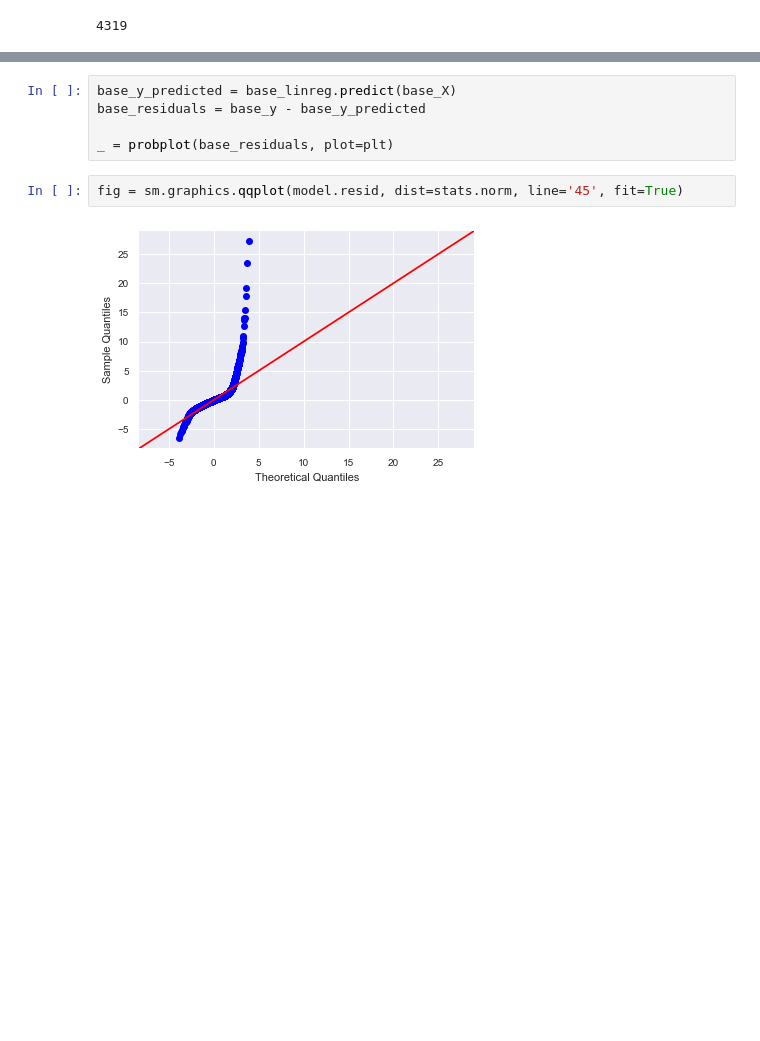
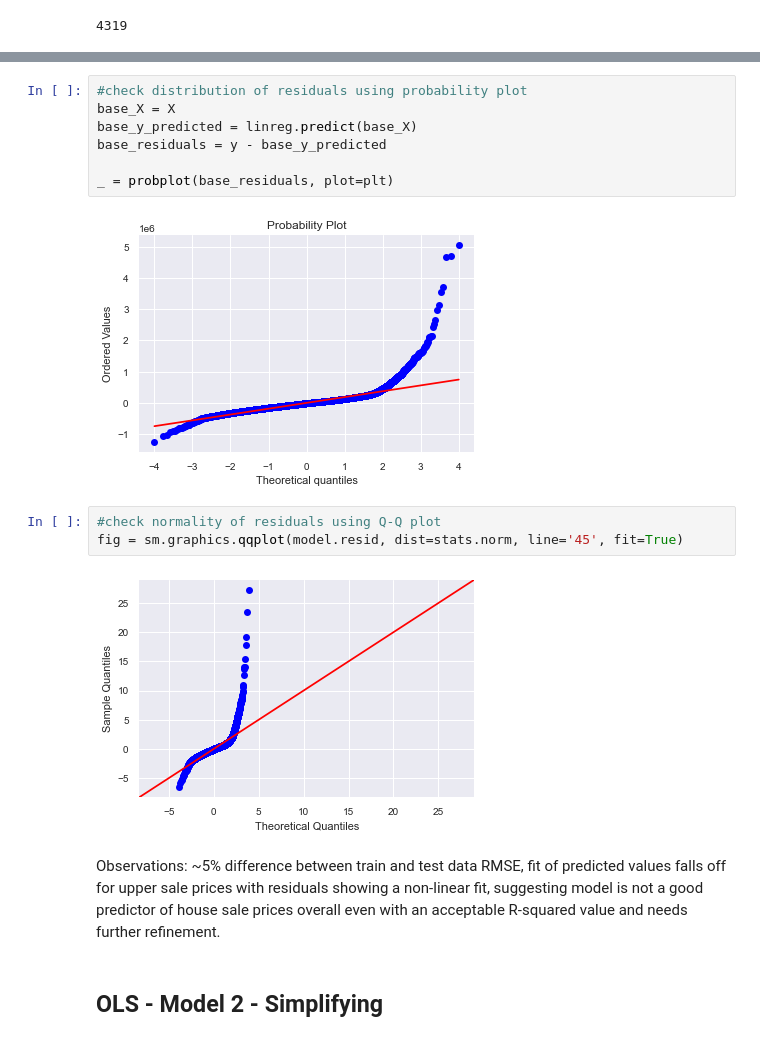
Before and after one commit to jtang1618/house-sale-king, a Jupyter notebook: 2_kchouse_modeling.ipynb, the cells around one changed output, grey strips where cells are left out. Saved outputs shown, nothing was run; the diff lists cells and outputs as text; blank space fills up the shorter version.

```diff
--- a/2_kchouse_modeling.ipynb
+++ b/2_kchouse_modeling.ipynb
@@ -345,9 +346,18 @@ sns.distplot(y_hat_test, hist=False, color="b", label="Fitted Values" , ax=ax1)
 # %%
-base_y_predicted = base_linreg.predict(base_X)
-base_residuals = base_y - base_y_predicted
+#check distribution of residuals using probability plot
+base_X = X
+base_y_predicted = linreg.predict(base_X)
+base_residuals = y - base_y_predicted
 
 _ = probplot(base_residuals, plot=plt)
+# %% [output]
+[figure, added]
 # %%
+#check normality of residuals using Q-Q plot
 fig = sm.graphics.qqplot(model.resid, dist=stats.norm, line='45', fit=True)
 # %% [output]
 [figure]
+# %% [markdown]
+Observations: ~5% difference between train and test data RMSE, fit of predicted values falls off for upper sale prices with residuals showing a non-linear fit, suggesting model is not a good predictor of house sale prices overall even with an acceptable R-squared value and needs further refinement.
+# %% [markdown]
+## OLS - Model 2 - Simplifying
```
Also changed, not shown: parts of 57 cells of this notebook, 1 other file.
